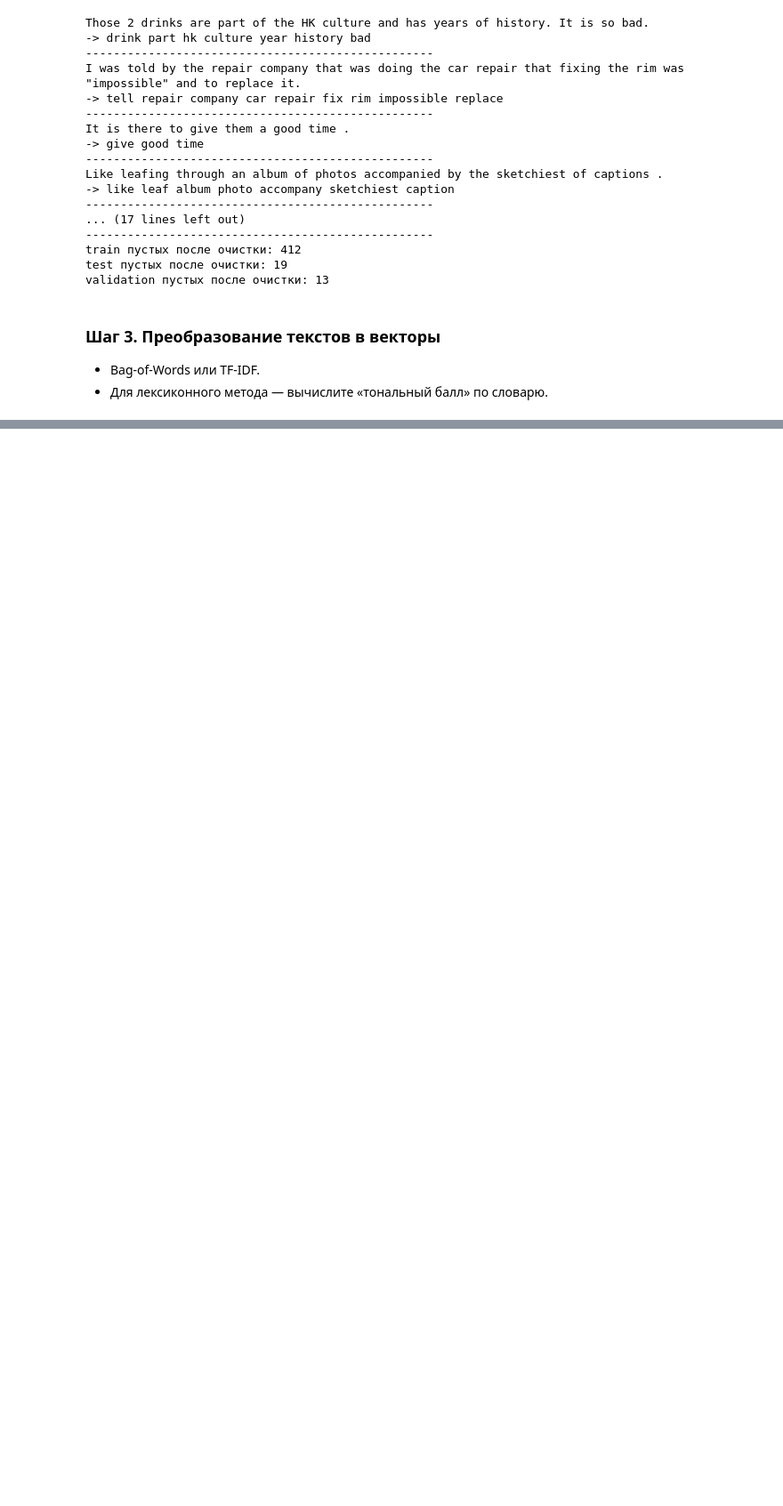
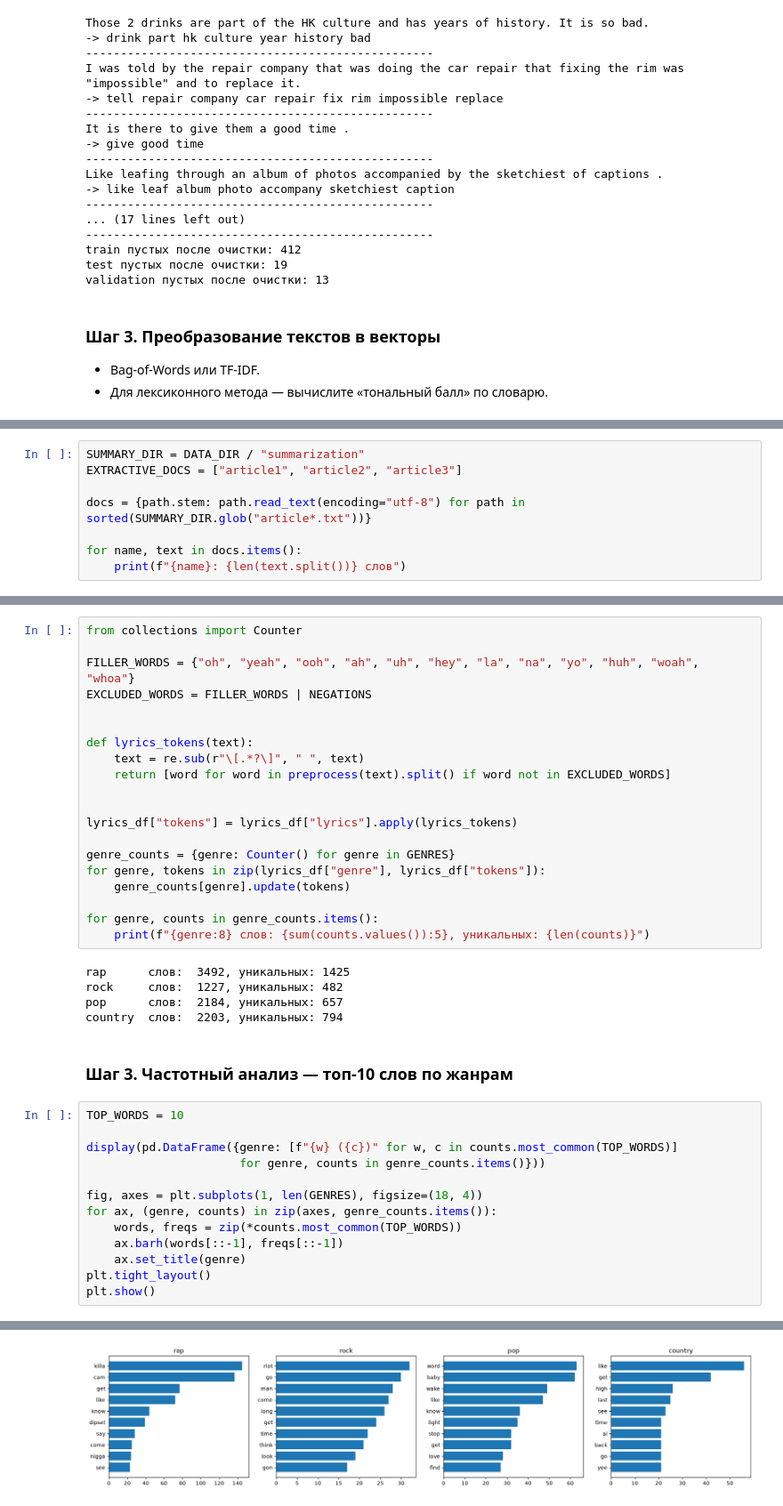
Before and after one commit to qaisar04/nlp-assignment-3, a Jupyter notebook: notebook.ipynb, the cells around one changed output, grey strips where cells are left out. Shown at 89% size. Drawn from its saved outputs; the diff is of its cells as text; blank space fills up the shorter version.

```diff
--- a/notebook.ipynb
+++ b/notebook.ipynb
@@ -186,0 +447,8 @@ print("Ключевые слова:", sorted_keywords)
+# %%
+SUMMARY_DIR = DATA_DIR / "summarization"
+EXTRACTIVE_DOCS = ["article1", "article2", "article3"]
+
+docs = {path.stem: path.read_text(encoding="utf-8") for path in sorted(SUMMARY_DIR.glob("article*.txt"))}
+
+for name, text in docs.items():
+    print(f"{name}: {len(text.split())} слов")
@@ -186,0 +715,41 @@ print("Ключевые слова:", sorted_keywords)
+# %%
+from collections import Counter
+
+FILLER_WORDS = {"oh", "yeah", "ooh", "ah", "uh", "hey", "la", "na", "yo", "huh", "woah", "whoa"}
+EXCLUDED_WORDS = FILLER_WORDS | NEGATIONS
+
+
+def lyrics_tokens(text):
+    text = re.sub(r"\[.*?\]", " ", text)
+    return [word for word in preprocess(text).split() if word not in EXCLUDED_WORDS]
+
+
+lyrics_df["tokens"] = lyrics_df["lyrics"].apply(lyrics_tokens)
+
+genre_counts = {genre: Counter() for genre in GENRES}
+for genre, tokens in zip(lyrics_df["genre"], lyrics_df["tokens"]):
+    genre_counts[genre].update(tokens)
+
+for genre, counts in genre_counts.items():
+    print(f"{genre:8} слов: {sum(counts.values()):5}, уникальных: {len(counts)}")
+# %% [output]
+rap      слов:  3492, уникальных: 1425
+rock     слов:  1227, уникальных: 482
+pop      слов:  2184, уникальных: 657
+country  слов:  2203, уникальных: 794
+# %% [markdown]
+### Шаг 3. Частотный анализ — топ-10 слов по жанрам
+# %%
+TOP_WORDS = 10
+
+display(pd.DataFrame({genre: [f"{w} ({c})" for w, c in counts.most_common(TOP_WORDS)]
+                      for genre, counts in genre_counts.items()}))
+
+fig, axes = plt.subplots(1, len(GENRES), figsize=(18, 4))
+for ax, (genre, counts) in zip(axes, genre_counts.items()):
+    words, freqs = zip(*counts.most_common(TOP_WORDS))
+    ax.barh(words[::-1], freqs[::-1])
+    ax.set_title(genre)
+plt.tight_layout()
+plt.show()
+# %% [output]
@@ -186,0 +767 @@ print("Ключевые слова:", sorted_keywords)
+[figure, added]
```
Also changed, not shown: parts of 56 cells of this notebook, 6 other files.
